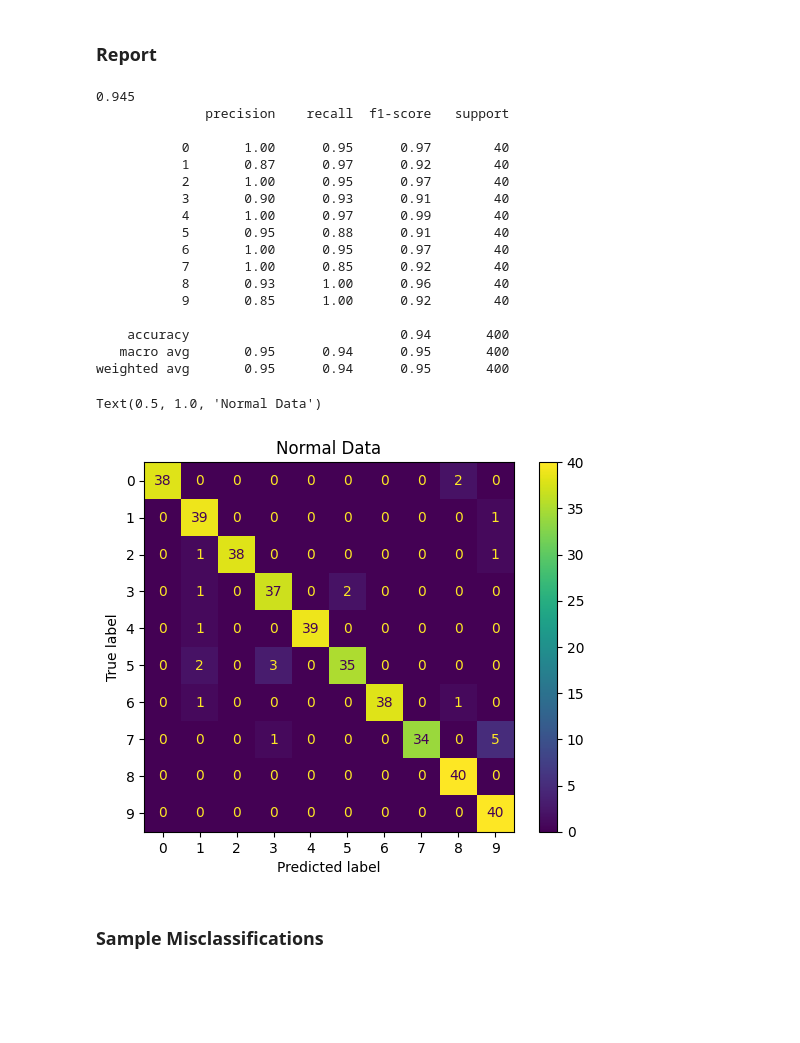
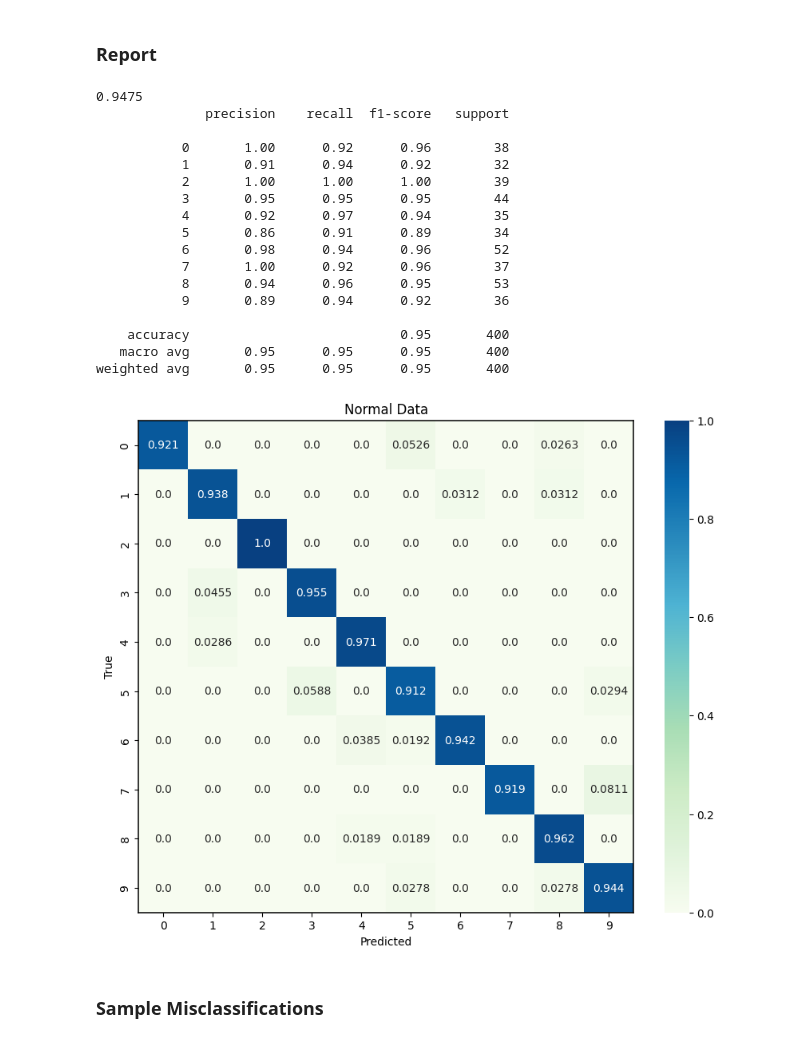
Before and after one commit to oyjuffer/FER-CNN, a Jupyter notebook: naive_bayes.ipynb, the cells around one changed output. Drawn from its saved outputs; the diff is of its cells as text; code cells hidden in the pictures; blank space fills up the shorter version.

```diff
--- a/naive_bayes.ipynb
+++ b/naive_bayes.ipynb
@@ -65,7 +66,7 @@ features = np.array(features)
 # %% [markdown]
 ### Split
 # %%
-X_train, X_test, y_train, y_test = train_test_split(features, labels, test_size=0.2, random_state=40, stratify=labels)
+X_train, X_test, y_train, y_test = train_test_split(features, labels, test_size=0.2, random_state=40)
 X_test_saved = X_test   # for graphing later
 # %% [markdown]
 ### PCA
@@ -88,31 +89,41 @@ gnb = GaussianNB()
 y_pred = gnb.fit(X_train, y_train).predict(X_test)
 # %% [markdown]
 ### Report
-# %%
-print(accuracy_score(y_test, y_pred))
-print(classification_report(y_test, y_pred))
-
-ConfusionMatrixDisplay.from_predictions(y_test, y_pred, labels=gnb.classes_).ax_.set_title("Normal Data")
-# %% [output]
-0.945
-              precision    recall  f1-score   support
-
-           0       1.00      0.95      0.97        40
-           1       0.87      0.97      0.92        40
-           2       1.00      0.95      0.97        40
-           3       0.90      0.93      0.91        40
-           4       1.00      0.97      0.99        40
-           5       0.95      0.88      0.91        40
-           6       1.00      0.95      0.97        40
-           7       1.00      0.85      0.92        40
-           8       0.93      1.00      0.96        40
-           9       0.85      1.00      0.92        40
-
-    accuracy                           0.94       400
-   macro avg       0.95      0.94      0.95       400
-weighted avg       0.95      0.94      0.95       400
-Text(0.5, 1.0, 'Normal Data')
-[figure, removed]
+# %%
+print(accuracy_score(y_test, y_pred))
+print(classification_report(y_test, y_pred))
+
+cm_normal = confusion_matrix(y_test, y_pred)
+cm_normal = cm_normal.astype('float') / cm_normal.sum(axis=1)[:, np.newaxis]
+plt.figure(figsize=(10, 8), dpi=100)
+res_normal = sns.heatmap(cm_normal, annot=True, fmt='.3', cmap='GnBu')
+
+plt.ylabel('True')
+plt.xlabel('Predicted')
+plt.title('Normal Data')
+
+for _, spine in res_normal.spines.items():
+    spine.set_visible(True)
+    spine.set_linewidth(1.1)
+# %% [output]
+0.9475
+              precision    recall  f1-score   support
+
+           0       1.00      0.92      0.96        38
+           1       0.91      0.94      0.92        32
+           2       1.00      1.00      1.00        39
+           3       0.95      0.95      0.95        44
+           4       0.92      0.97      0.94        35
+           5       0.86      0.91      0.89        34
+           6       0.98      0.94      0.96        52
+           7       1.00      0.92      0.96        37
+           8       0.94      0.96      0.95        53
+           9       0.89      0.94      0.92        36
+
+    accuracy                           0.95       400
+   macro avg       0.95      0.95      0.95       400
+weighted avg       0.95      0.95      0.95       400
+[figure, added]
 # %% [markdown]
 ### Sample Misclassifications
 # %%
```
Also changed, not shown: parts of 6 cells of this notebook.
